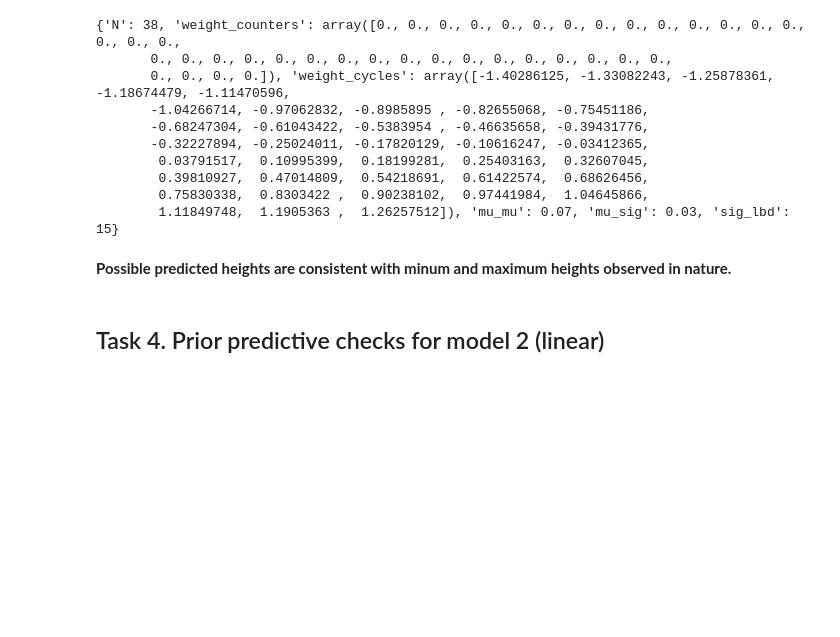
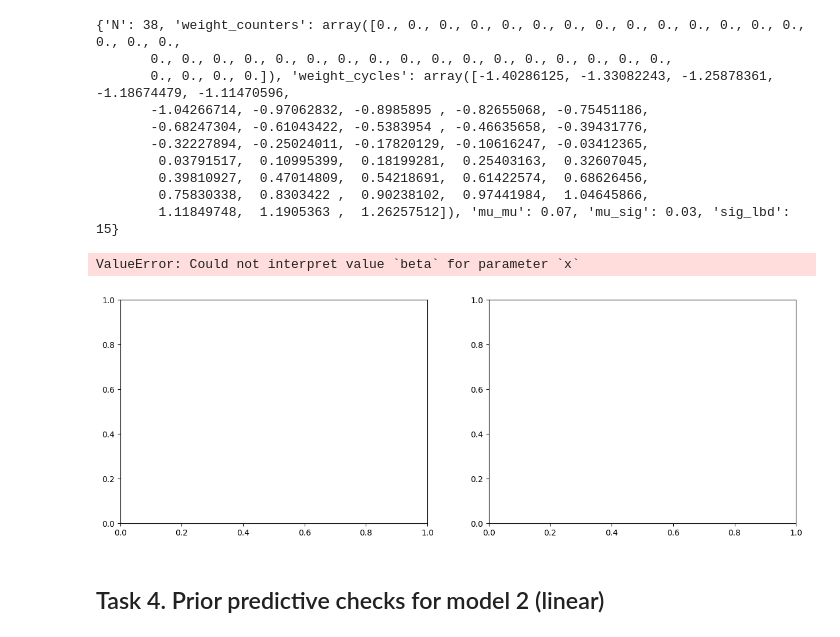
Before and after one commit to Artur-Mzyk/Data-Analytics, a Jupyter notebook: Project/review.ipynb, the cells around one changed output. Saved outputs shown, nothing was run; the diff lists cells and outputs as text; code cells hidden in the pictures; blank space fills up the shorter version.

```diff
--- a/Project/review.ipynb
+++ b/Project/review.ipynb
@@ -347,7 +347,26 @@ print(data_sim)
         0.39810927,  0.47014809,  0.54218691,  0.61422574,  0.68626456,
         0.75830338,  0.8303422 ,  0.90238102,  0.97441984,  1.04645866,
         1.11849748,  1.1905363 ,  1.26257512]), 'mu_mu': 0.07, 'mu_sig': 0.03, 'sig_lbd': 15}
-# %% [markdown]
-**Possible predicted heights are consistent with minum and maximum heights observed in nature.**
+# %%
+sim_pd = sim.draws_pd()
+
+_, ax = plt.subplots(1, 2, figsize=(15, 5))
+sns.histplot(data=sim_pd, x="beta", stat="density", ax=ax[0], bins=30)
+sns.histplot(data=sim_pd, x="unplanned_stops_time", stat="density", ax=ax[1], bins=30)
+
+ax[0].set_xlabel("beta")
+ax[1].set_xlabel("unplanned stops time")
+plt.suptitle("Histograms")
+plt.show()
+
+plt.figure(figsize=(5, 5))
+plt.hist([v[2] for v in d.values()], bins=30, alpha=0.5, density=True, label="Original")
+plt.hist(sim_pd["unplanned_stops_time[1]"], bins=30, alpha=0.5, density=True, label="Simulated")
+plt.xlabel("Unplanned stops time"), plt.ylabel("Density")
+plt.legend()
+plt.show()
+# %% [output]
+ValueError: Could not interpret value `beta` for parameter `x`
+[figure, added]
 # %% [markdown]
 ## Task 4. Prior predictive checks for model 2 (linear)
```
Also changed, not shown: parts of 11 cells of this notebook, 1 other file.
